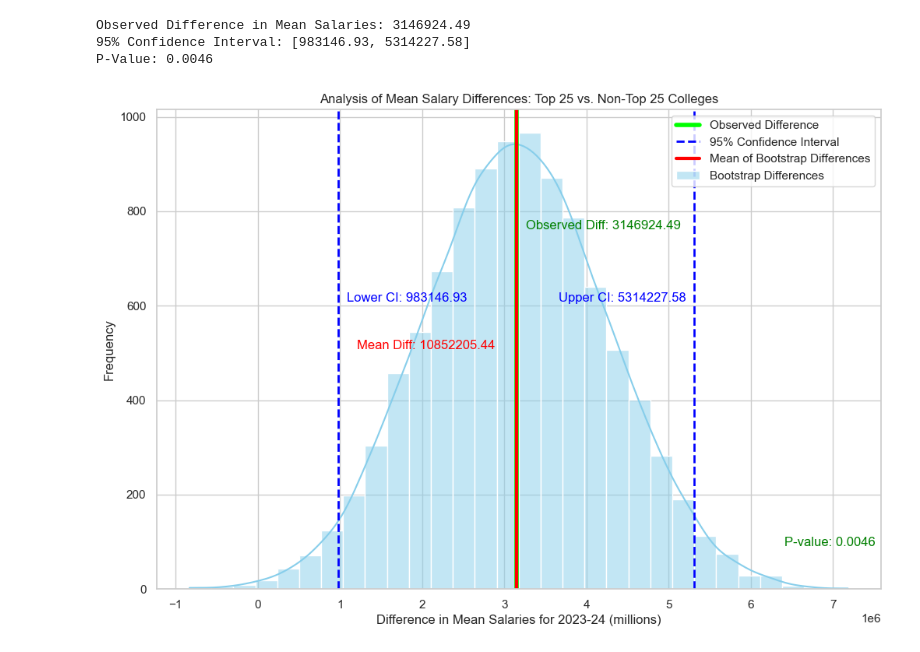
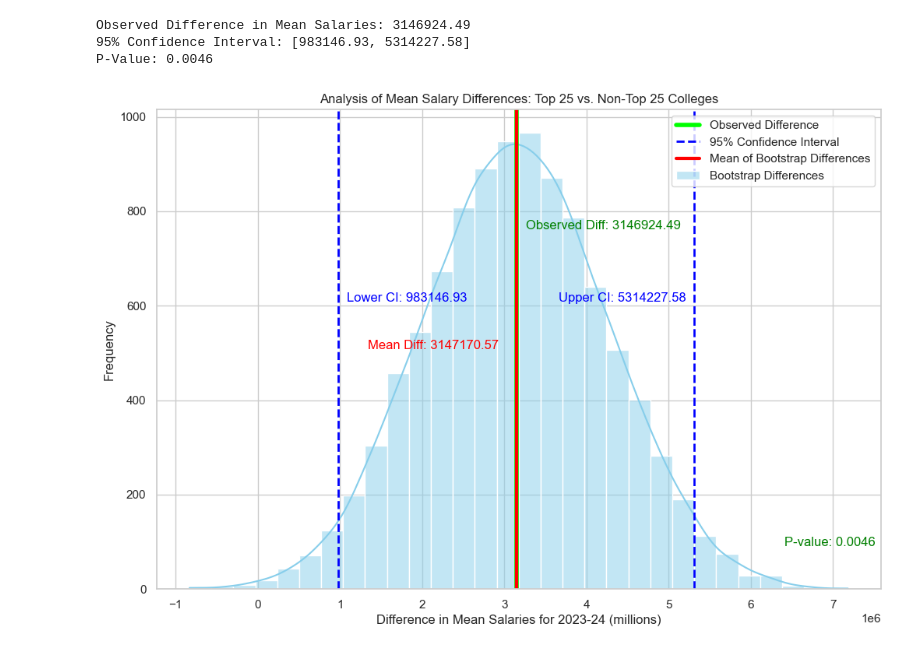
Before and after one commit to RDPJ04/Project-216, a Jupyter notebook: data.ipynb, the cells around one changed output. Cells and saved outputs as stored; diff of their text form; code cells hidden in the pictures.

```diff
--- a/data.ipynb
+++ b/data.ipynb
@@ -133,22 +133,22 @@ P-Value: 0.0046
 # %%
 plt.figure(figsize=(12, 8))
 sns.histplot(i_diff_means, bins=30, kde=True, color='skyblue', label='Bootstrap Differences')
 plt.axvline(x=i_observed_diff, color='lime', linestyle='-', linewidth=4, label='Observed Difference')
 plt.axvline(x=i_conf_int[0], color='blue', linestyle='--', linewidth=2, label='95% Confidence Interval')
 plt.axvline(x=i_conf_int[1], color='blue', linestyle='--', linewidth=2)
 plt.axvline(x=np.mean(i_diff_means), color='red', linestyle='-', linewidth=3, label='Mean of Bootstrap Differences')
 plt.xlabel('Difference in Mean Salaries for 2023-24 (millions)')
 plt.ylabel('Frequency')
 plt.title('Analysis of Mean Salary Differences: Top 25 vs. Non-Top 25 Colleges')
 plt.legend()
 
 
 plt.text(x=i_observed_diff + 2000000, y=plt.gca().get_ylim()[1]*0.75, s=f"Observed Diff: {i_observed_diff:.2f}", horizontalalignment='right', color='green')
 plt.text(x=i_conf_int[1] - 100000, y=plt.gca().get_ylim()[1]*0.6, s=f"Upper CI: {i_conf_int[1]:.2f}", horizontalalignment='right', color='blue')
 plt.text(x=i_conf_int[0] + 100000, y=plt.gca().get_ylim()[1]*0.6, s=f"Lower CI: {i_conf_int[0]:.2f}", horizontalalignment='left', color='blue')
-plt.text(x=np.mean(i_diff_means) - 1100000, y=plt.gca().get_ylim()[1]*0.5, s=f"Mean Diff: {np.mean(diff_means):.2f}", horizontalalignment='center', color='red')
+plt.text(x=np.mean(i_diff_means) - 1010000, y=plt.gca().get_ylim()[1]*0.5, s=f"Mean Diff: {np.mean(i_diff_means):.2f}", horizontalalignment='center', color='red')
 plt.text(x=i_conf_int[1] + 2200000, y=plt.gca().get_ylim()[1]*0.09, s=f"P-value: {i_p_value:.4f}", horizontalalignment='right', color='green')
 
 plt.show()
 # %% [output]
-[figure, old version]
+[figure, new version]
```
Also changed, not shown: parts of 1 cell of this notebook.
